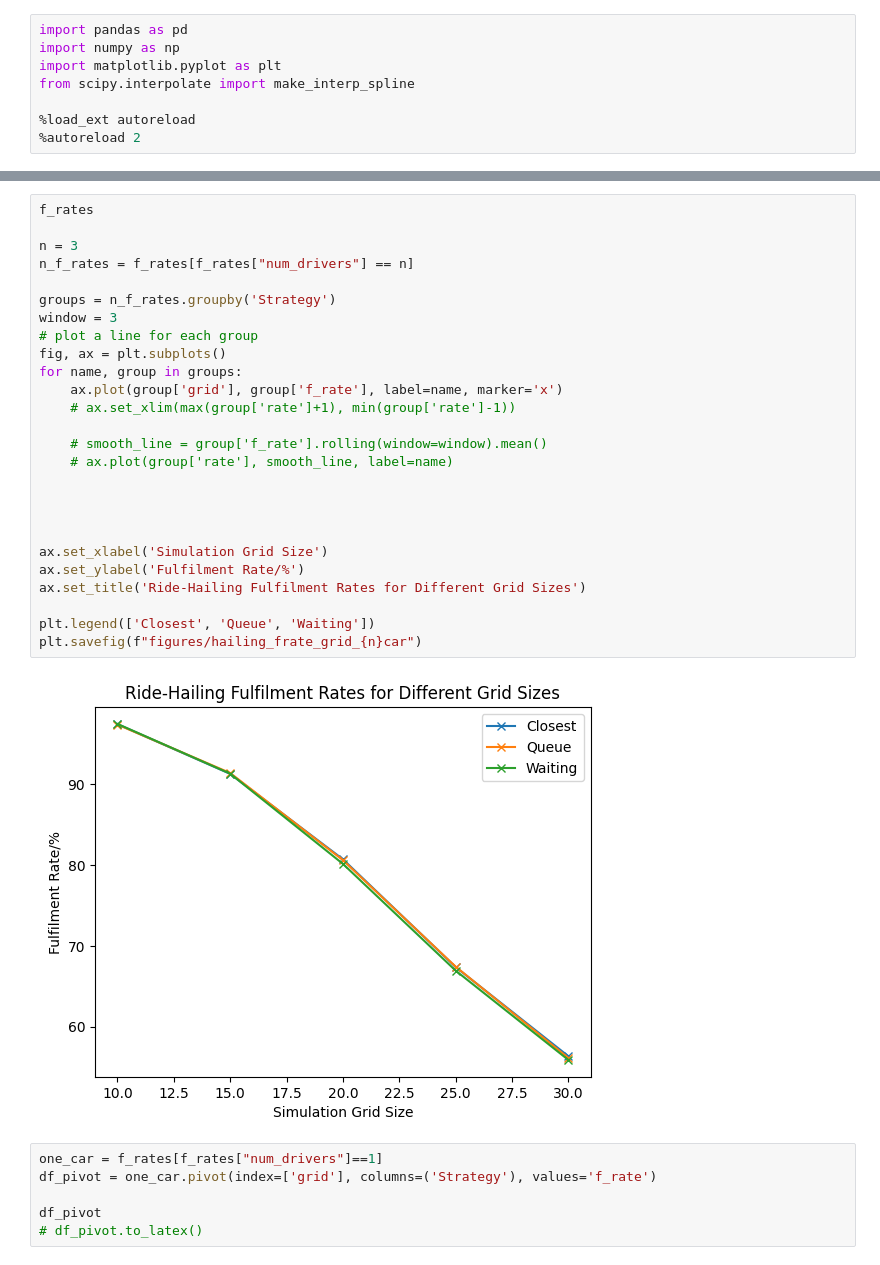
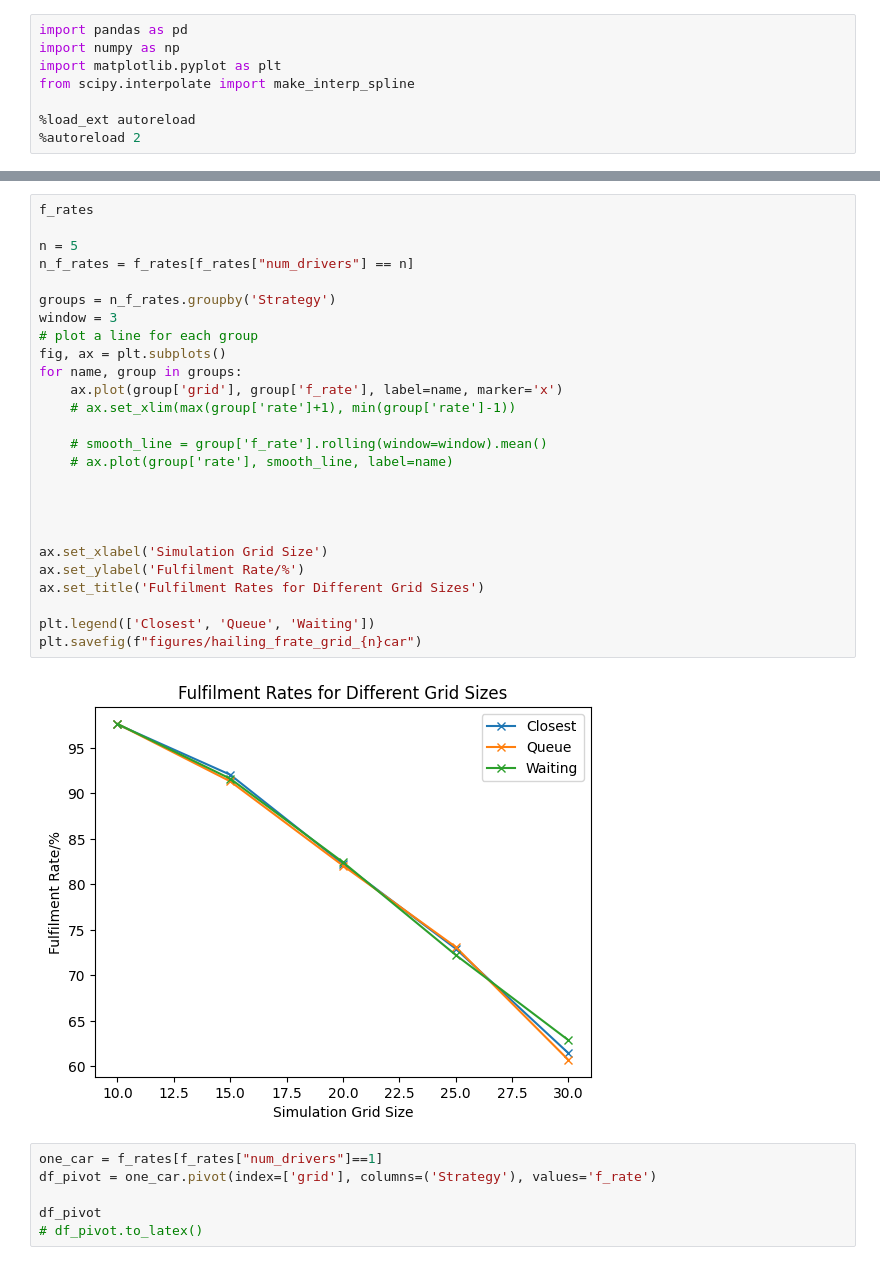
Before and after one commit to lokhei/Ridesharing-Simulation, a Jupyter notebook: TransportModel/Ride-hailing Analysis/sensitivity/grid.ipynb, the cells around one changed output, grey strips where cells are left out. Drawn from its saved outputs; the diff is of its cells as text.

```diff
--- a/TransportModel/Ride-hailing Analysis/sensitivity/grid.ipynb
+++ b/TransportModel/Ride-hailing Analysis/sensitivity/grid.ipynb
@@ -130,31 +130,31 @@ StepType.WAITING 30 5 2342 3725
 # %%
 f_rates
 
-n = 3
+n = 5
 n_f_rates = f_rates[f_rates["num_drivers"] == n]
 
 groups = n_f_rates.groupby('Strategy')
 window = 3
 # plot a line for each group
 fig, ax = plt.subplots()
 for name, group in groups:
     ax.plot(group['grid'], group['f_rate'], label=name, marker='x')
     # ax.set_xlim(max(group['rate']+1), min(group['rate']-1))
 
     # smooth_line = group['f_rate'].rolling(window=window).mean()
     # ax.plot(group['rate'], smooth_line, label=name)
 
 
 
 
 ax.set_xlabel('Simulation Grid Size')
 ax.set_ylabel('Fulfilment Rate/%')
-ax.set_title('Ride-Hailing Fulfilment Rates for Different Grid Sizes')
+ax.set_title('Fulfilment Rates for Different Grid Sizes')
 
 plt.legend(['Closest', 'Queue', 'Waiting'])
 plt.savefig(f"figures/hailing_frate_grid_{n}car")
 # %% [output]
-[figure, old version]
+[figure, new version]
 # %%
 one_car = f_rates[f_rates["num_drivers"]==1]
 df_pivot = one_car.pivot(index=['grid'], columns=('Strategy'), values='f_rate')
```
Also changed, not shown: parts of 1 cell of this notebook, 8 other files.
